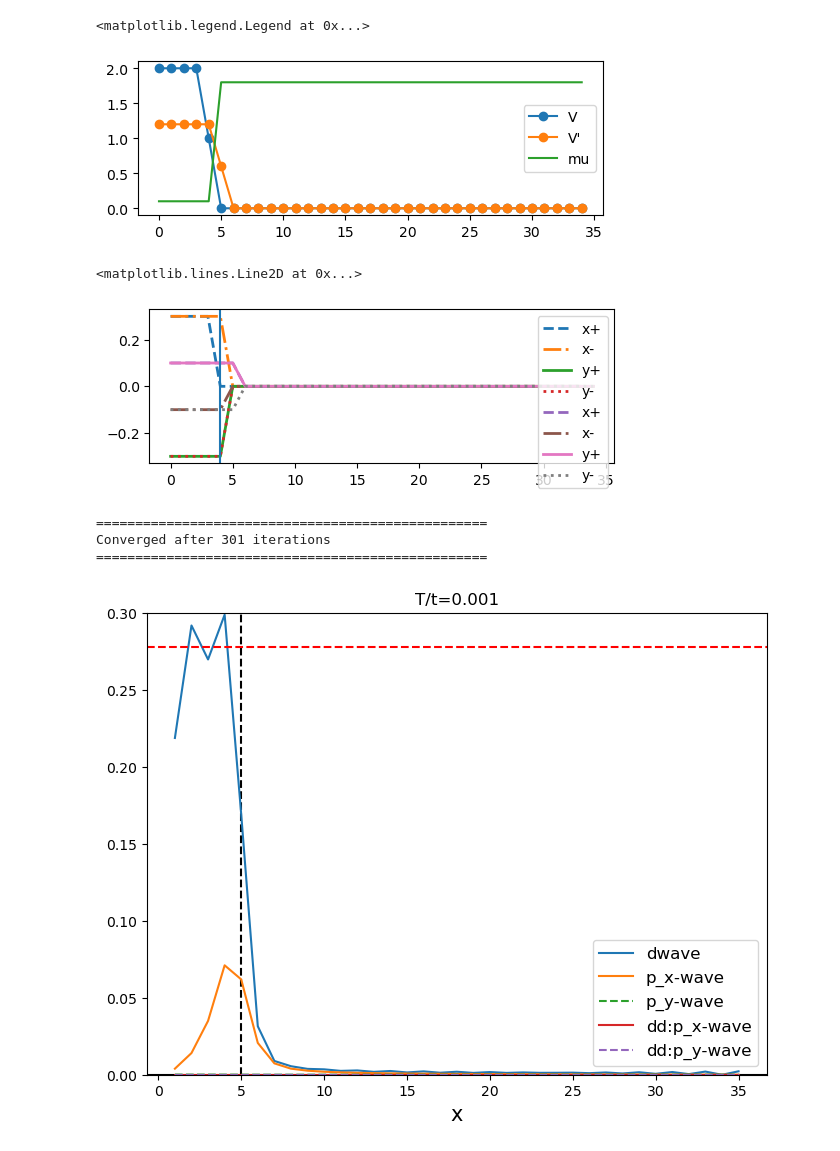
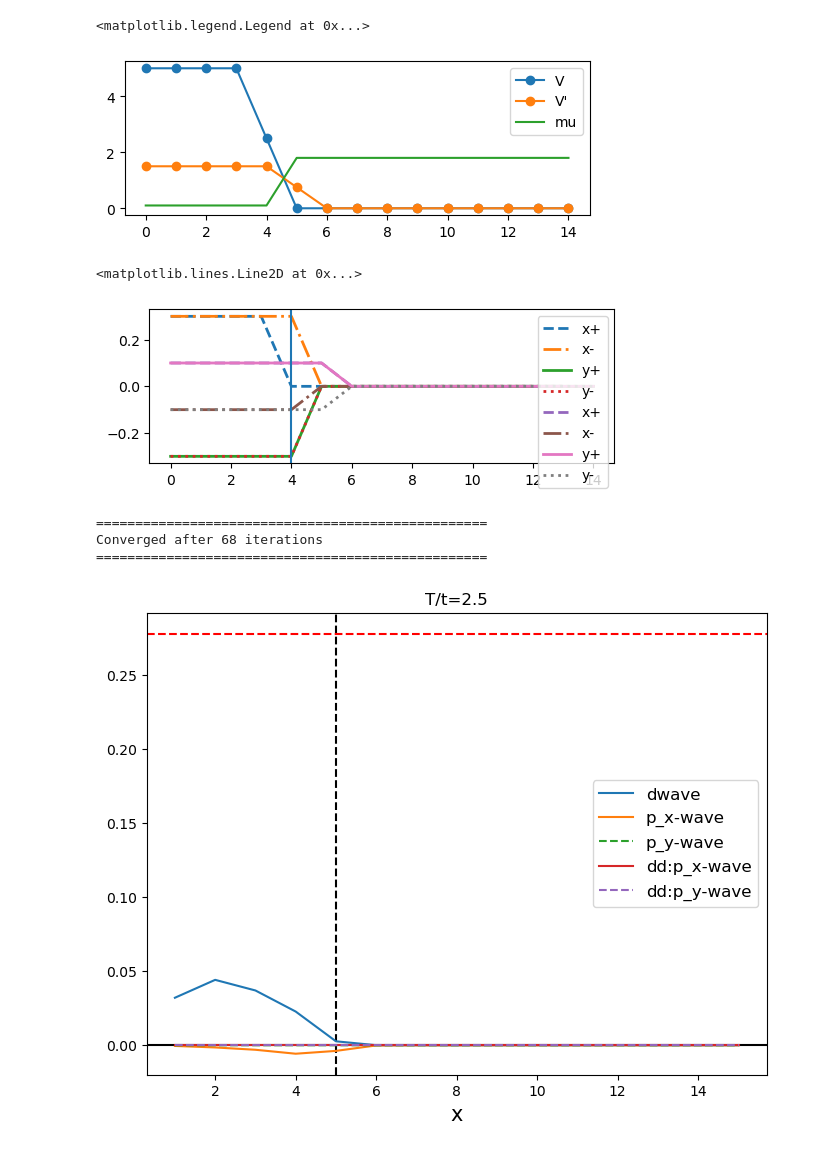
Before and after one commit to emilssp/master-thesis-codebase, a Jupyter notebook: notebooks2/DP.ipynb, the cells around one changed output. Drawn from its saved outputs; the diff is of its cells as text; code cells hidden in the pictures.

```diff
--- a/notebooks2/DP.ipynb
+++ b/notebooks2/DP.ipynb
@@ -11,43 +11,43 @@ from scripts.Lattice import Lattice
 from scripts.self_consistency import bdg_sc
 # %%
 widthD = 5
-widthP = 30
+widthP = 10
 
 X, Y = widthD+widthP, 100
 lattice = Lattice(X, Y)
 t = 1
-T=0.001
+T=2.5
 
 muD = 0.1 * t
 muP = 1.8 * t
 mu = np.zeros(lattice.X)
 mu[:widthD] = muD
 mu[widthD:] = muP
 
 U = None
 
-V0 = 2 * t
+V0 = 5 * t
 V = np.zeros(lattice.X)
 V[:widthD] = V0
 V[widthD-1] = V0/2
 
-V_prime0 = 1.2 * t
+V_prime0 = 1.5 * t
 V_prime = V_prime0 * np.ones(lattice.X)
 V_prime[widthD:] = 0
 V_prime[widthD] = V_prime0/2
 
 plt.figure(figsize=(6,2))
 if U is not None:
     plt.plot(U, '-o', label="U")
 if V is not None:
     plt.plot(V, '-o', label="V")
 if V_prime is not None:
     plt.plot(V_prime, '-o', label="V'",)
 plt.plot(mu, label='mu')
 plt.legend()
 # %% [output]
 <matplotlib.legend.Legend at 0x...>
-[figure, old version]
+[figure, new version]
 # %%
 H = Hamiltonian(t, mu, lattice,
                 U=U, V_prime=V_prime, V=V,
@@ -72,13 +72,13 @@ plt.legend()
 plt.axvline(widthD-1)
 # %% [output]
 <matplotlib.lines.Line2D at 0x...>
-[figure, old version]
+[figure, new version]
 # %%
 bdg_sc(H, atol=1e-3, rtol=0.1, maxiter=500, verbose=False, temperature=T)
 F, Fuu, Fdd = H.get_correlations()
 # %% [output]
 ==================================================
-Converged after 301 iterations
+Converged after 68 iterations
 ==================================================
 # %%
 x = np.arange(1, widthD + widthP + 1)
@@ -95,8 +95,8 @@ axs.plot(x, np.imag(Fdd.py), "--", label="dd:p_y-wave")
 axs.set_xlabel("x", fontsize=15)
 axs.axhline(0.278, linestyle='--', color="red")
 # axs.set_xlim(20, 45)
-axs.set_ylim(0, 0.3)
+# axs.set_ylim(0, 0.3)
 axs.legend(fontsize=12, loc="best")
 plt.show()
 # %% [output]
-[figure, old version]
+[figure, new version]
```
Also changed, not shown: 17 other files.
